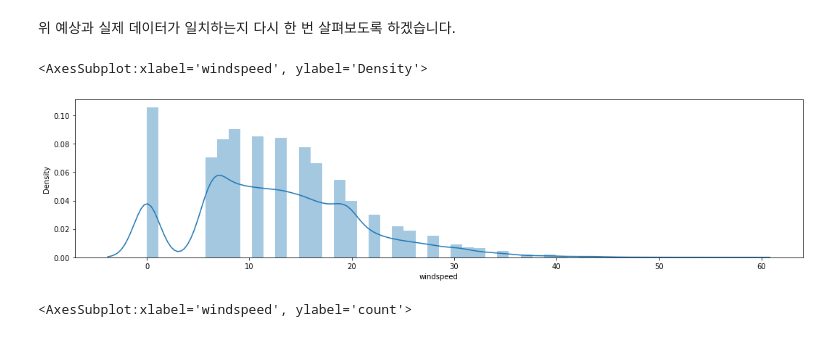
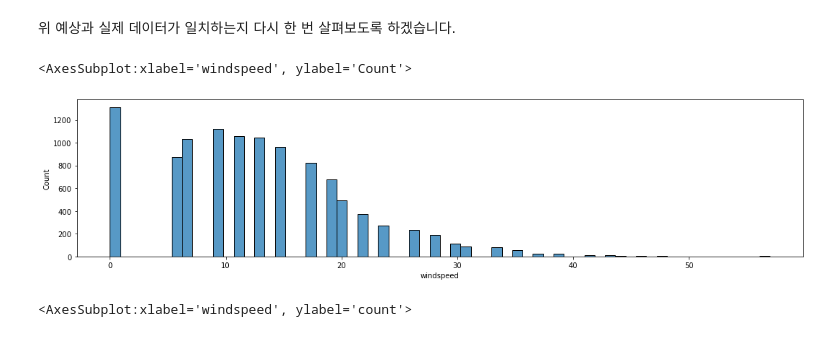
Before and after one commit to neoplane/Class101_DS_School, a Jupyter notebook: 03-01_baseline-script_0.43018(assignment).ipynb, the cells around one changed output. Saved outputs shown, nothing was run; the diff lists cells and outputs as text; code cells hidden in the pictures.

```diff
--- a/03-01_baseline-script_0.43018(assignment).ipynb
+++ b/03-01_baseline-script_0.43018(assignment).ipynb
@@ -288,13 +288,13 @@ sns.barplot(data=train, x="weather", y="count")
 # %%
 # matplotlib를 활용해 그래프의 사이즈를 가로로 길게(18) 늘리고, 세로로 짧게(4) 줄입니다.
 plt.figure(figsize = (18, 4))
 
 # seaborn의 distplot으로 풍속(windspeed) 데이터를 시각화합니다.
 # windspeed 데이터의 전체 분포(distribution)을 시각화합니다.
-sns.distplot(train["windspeed"])
+sns.histplot(train["windspeed"])
 # %% [output]
-<AxesSubplot:xlabel='windspeed', ylabel='Density'>
+<AxesSubplot:xlabel='windspeed', ylabel='Count'>
-[figure, old version]
+[figure, new version]
 # %%
 # matplotlib를 활용해 그래프의 사이즈를 가로로 길게(18) 늘리고, 세로로 짧게(4) 줄입니다.
 plt.figure(figsize = (18, 4))
```
Also changed, not shown: parts of 32 cells of this notebook, 4 other files.
